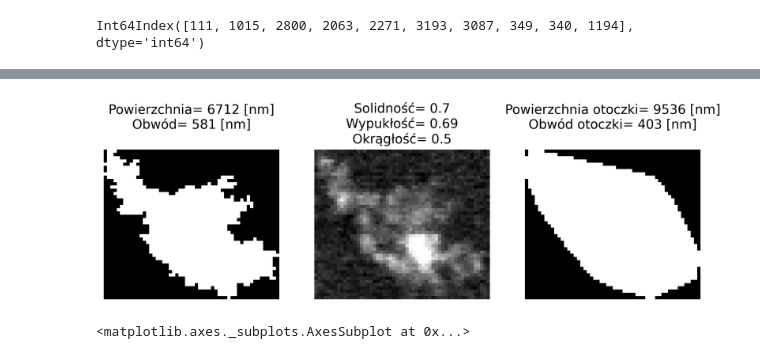
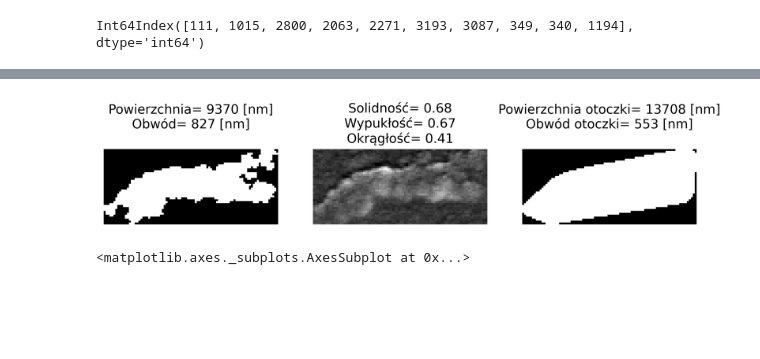
Before and after one commit to kozz84/Image-analysis, a Jupyter notebook: Image_analysis_2.ipynb, the cells around one changed output, grey strips where cells are left out. Saved outputs shown, nothing was run; the diff lists cells and outputs as text; code cells hidden in the pictures; blank space fills up the shorter version.

```diff
--- a/Image_analysis_2.ipynb
+++ b/Image_analysis_2.ipynb
@@ -204,10 +188,10 @@ def segmentation(low,denoise=6,small=15,erosion=1):
 # %%
 def label_img():
     img2_label = label(img_segm)
-    img2_label = clear_border(img2_label, mask=mask)
+    #img2_label = clear_border(img2_label, mask=mask,bgval=0)
     img2_label_overlay = label2rgb(img2_label, bg_label=0)
     props = regionprops(img2_label, extra_properties=())
-    props = regionprops_table(img2_label, img,
+    props = regionprops_table(img2_label, img_segm,
                            properties=['mean_intensity',
                                        'area',
                                        'convex_area',
@@ -254,7 +238,7 @@ def label_img():
     data_nm['convexity'] = data_nm['convex_perimeter']/data_nm['perimeter']
     data_nm['area_fraction']=data_nm['area']/image_area
     csv_file_name=sem_dict['ImageName'].split('.')[0]
-    data_nm.to_csv(csv_file_name)
+    data_nm.to_csv(csv_file_name+'.csv')
     return img2_label, img2_label_overlay, data_nm
 # %%
 def quick_label_img():
@@ -387,27 +429,27 @@ convexity                                                       0.694403
 area_fraction                                                   0.000239
 Name: 3193, dtype: object
 # %%
-index=3193
+index=543
 plt.figure(figsize=(10,10),dpi=400)
 plt.subplot(1,3,1)
 plt.axis('off')
 plt.title('Powierzchnia= '+str(int(data_nm['area'][index]))+' [nm]\n'
           'Obwód= '+str(round(data_nm['perimeter'][index]))+' [nm]\n')
 plt.imshow(data_nm['image'][index],cmap='gray')
 plt.subplot(1,3,2)
 plt.axis('off')
 plt.title('Solidność= '+str(round(data_nm['solidity'][index],2))+'\n'
         'Wypukłość= '+str(round(data_nm['convexity'][index],2))+'\n'
         'Okrągłość= '+str(round(data_nm['circularity'][index],2)))
 plt.imshow(data_nm['img'][index],cmap='gray')
 plt.subplot(1,3,3)
 plt.axis('off')
 plt.title('Powierzchnia otoczki= '+str(int(data_nm['convex_area'][index]))+' [nm]\n'
            'Obwód otoczki= '+str(round(data_nm['convex_perimeter'][index]))+' [nm]\n')
 plt.imshow(data_nm['convex_image'][index],cmap='gray')
 plt.show()
 # %% [output]
-[figure, old version]
+[figure, new version]
 # %%
 bins = np.arange(0, 1, 0.02)
 plt.figure(figsize=(20,5))
```
Also changed, not shown: parts of 24 cells of this notebook.
